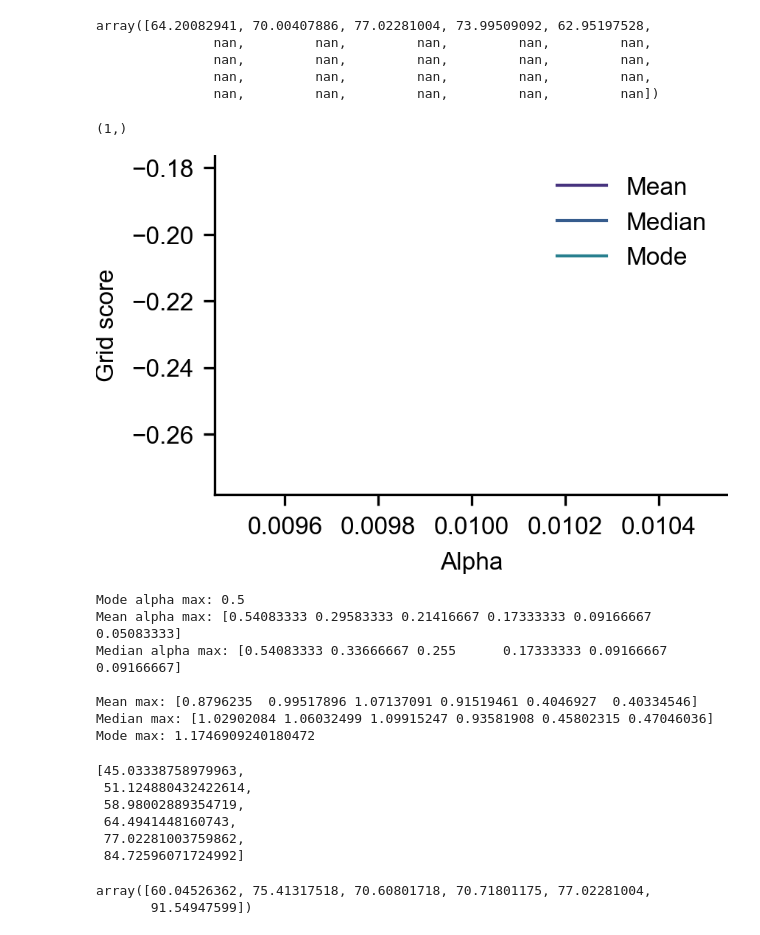
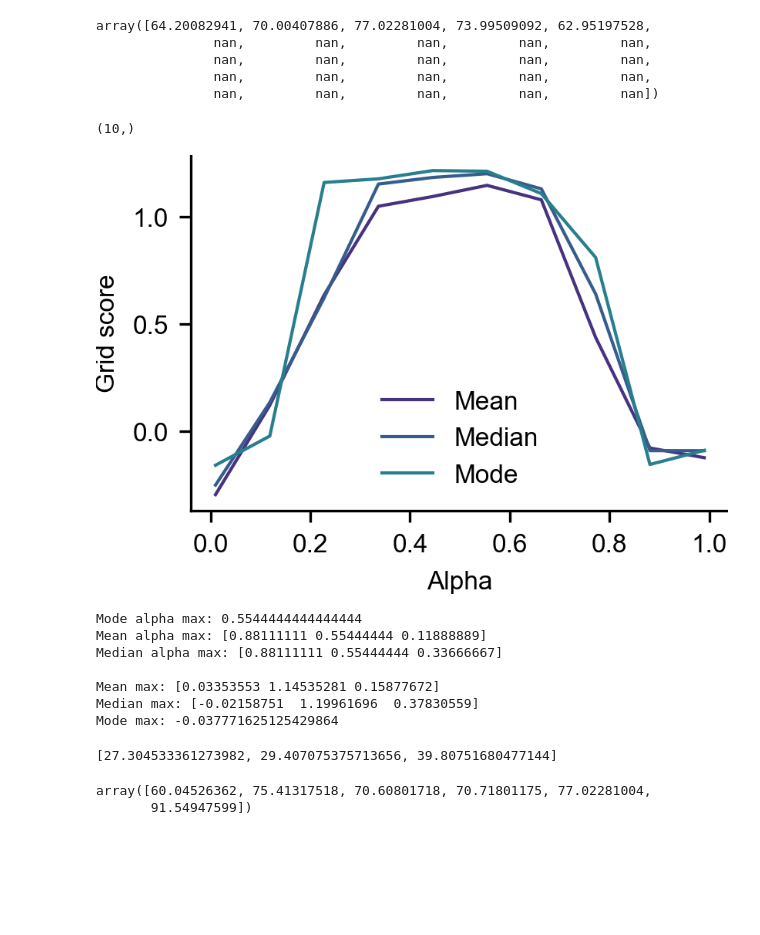
Before and after one commit to bioAI-Oslo/GridsWithoutPI, a Jupyter notebook: grid-search.ipynb, the cells around one changed output. Drawn from its saved outputs; the diff is of its cells as text; code cells hidden in the pictures; blank space fills up the shorter version.

```diff
--- a/grid-search.ipynb
+++ b/grid-search.ipynb
@@ -261,36 +283,36 @@ sigmas = np.load('./gridsearch/RNN_grid_search_sigmas.npy')
 # NaNs to zeros
 grid_scores[np.isnan(grid_scores)] = 0
 grid_scores_binned = []
 
 
 
 gs_means = np.mean(grid_scores, axis = 2)
 gs_meadians = np.median(grid_scores, axis = 2)
 
 
 # mode on 30 bins
-i_plot = 0
+i_plot = 1
 grid_scores_i = grid_scores[i_plot]
 gs_modes = np.zeros(len(grid_scores_i))
 
 for i in range(len(grid_scores_i)):
     grid_scores_binned.append(np.histogram(grid_scores_i[i], bins = 100))
     gs_modes[i] = grid_scores_binned[i][1][np.argmax(grid_scores_binned[i][0])]
 
 print(gs_modes.shape)
 
 plt.figure(figsize=(3,2))
 plt.plot(alphas, gs_means[i_plot], label = 'Mean')
 plt.plot(alphas, gs_meadians[i_plot], label = 'Median')
 plt.plot(alphas, gs_modes, label = 'Mode')
 plt.xlabel('Alpha')
 plt.ylabel('Grid score')
 plt.legend()
 # plt.savefig('./gridsearch/ffgc_grid_scores.png')
 plt.show()
 # %% [output]
-(1,)
+(10,)
-[figure, old version]
+[figure, new version]
 # %%
 mode_alpha_max = alphas[np.argmax(gs_modes)]
 mean_alpha_max = alphas[np.argmax(gs_means, axis = 1)]
@@ -318,19 +340,14 @@ grid_spacings_naned[np.isnan(grid_spacings_naned)] = 0
 grid_spacings_max = np.max(grid_spacings_naned, axis = 1)
 gridscales_at_best
 # %% [output]
-Mode alpha max: 0.5
-Mean alpha max: [0.54083333 0.29583333 0.21416667 0.17333333 0.09166667 0.05083333]
-Median alpha max: [0.54083333 0.33666667 0.255      0.17333333 0.09166667 0.09166667]
+Mode alpha max: 0.5544444444444444
+Mean alpha max: [0.88111111 0.55444444 0.11888889]
+Median alpha max: [0.88111111 0.55444444 0.33666667]
 
-Mean max: [0.8796235  0.99517896 1.07137091 0.91519461 0.4046927  0.40334546]
-Median max: [1.02902084 1.06032499 1.09915247 0.93581908 0.45802315 0.47046036]
-Mode max: 1.1746909240180472
+Mean max: [0.03353553 1.14535281 0.15877672]
+Median max: [-0.02158751  1.19961696  0.37830559]
+Mode max: -0.037771625125429864
-[45.03338758979963,
- 51.124880432422614,
- 58.98002889354719,
- 64.4941448160743,
- 77.02281003759862,
- 84.72596071724992]
+[27.304533361273982, 29.407075375713656, 39.80751680477144]
 # %%
 grid_spacings_max
 # %% [output]
```
Also changed, not shown: parts of 3 cells of this notebook.
